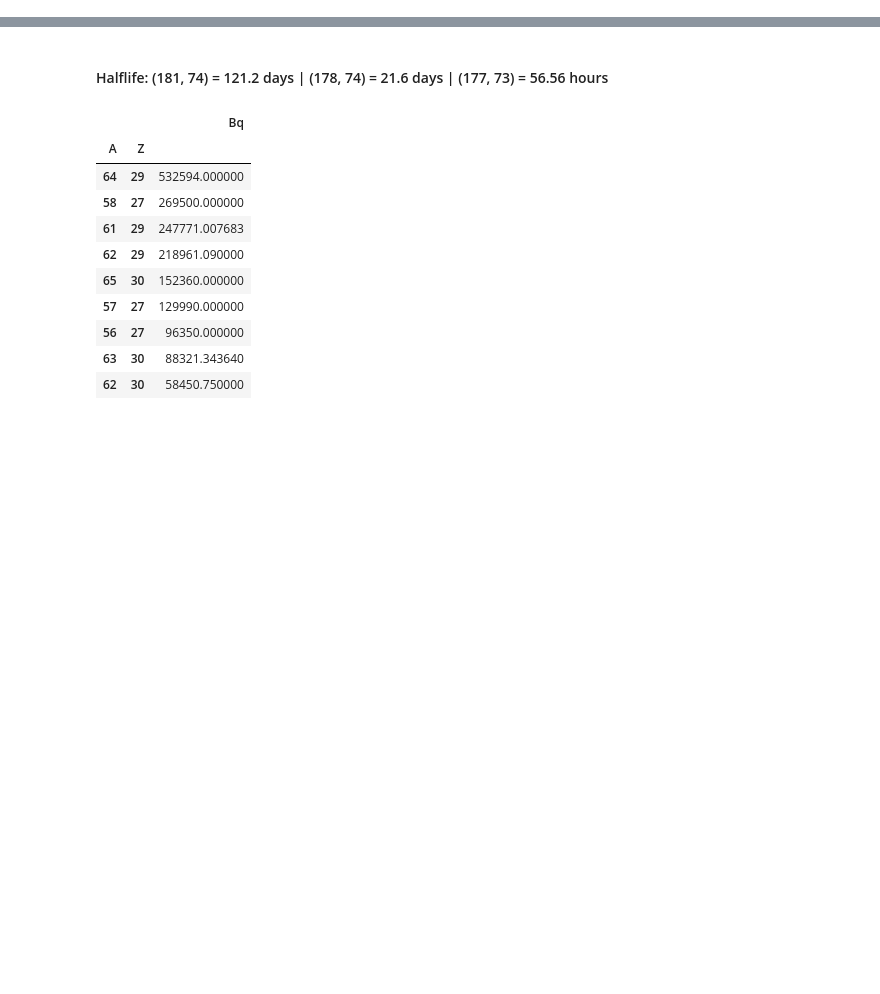
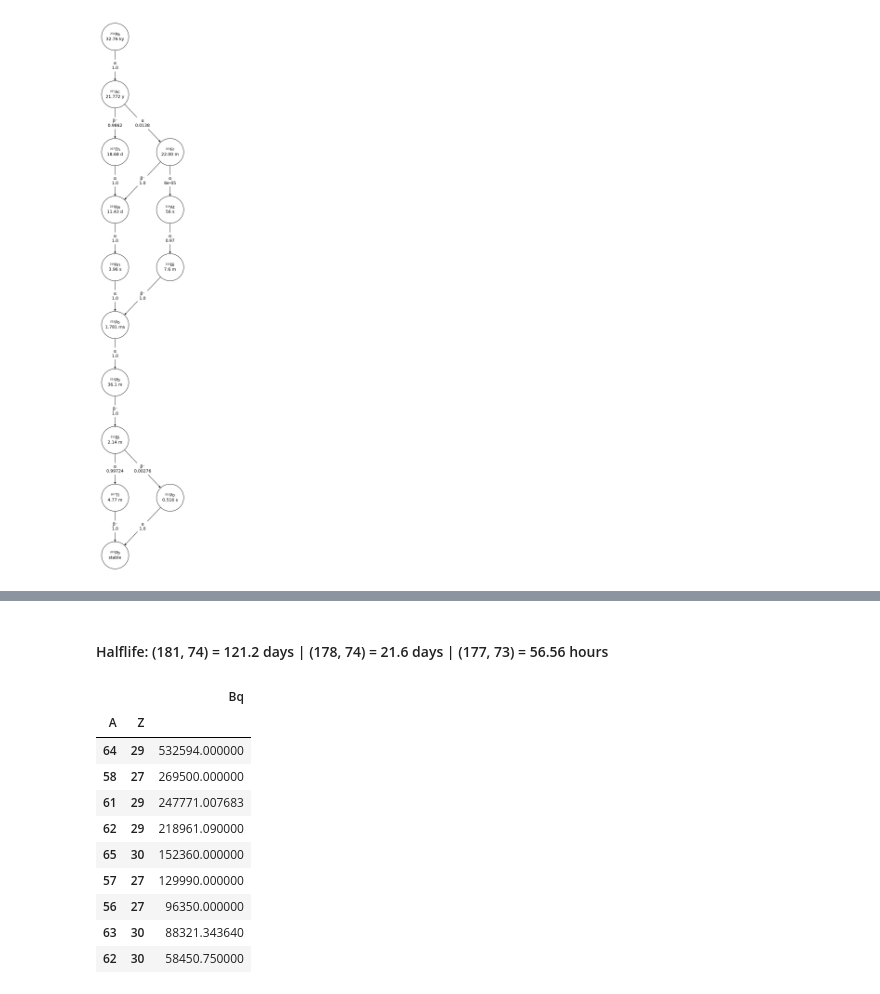
Before and after one commit to sewerininc/fluka_simulations, a Jupyter notebook: python_notebook/first test.ipynb, the cells around one changed output, grey strips where cells are left out. Drawn from its saved outputs; the diff is of its cells as text; code cells hidden in the pictures; blank space fills up the shorter version.

```diff
--- a/python_notebook/first test.ipynb
+++ b/python_notebook/first test.ipynb
@@ -315,0 +454,4 @@ plot_spec(tungsten1p27_paths, ["178", "7"], ["73", "4"], ylog=False)
+# %%
+plot_brach(231, 91)
+# %% [output]
+[figure, added]
```
Also changed, not shown: parts of 36 cells of this notebook, 1 other file.
